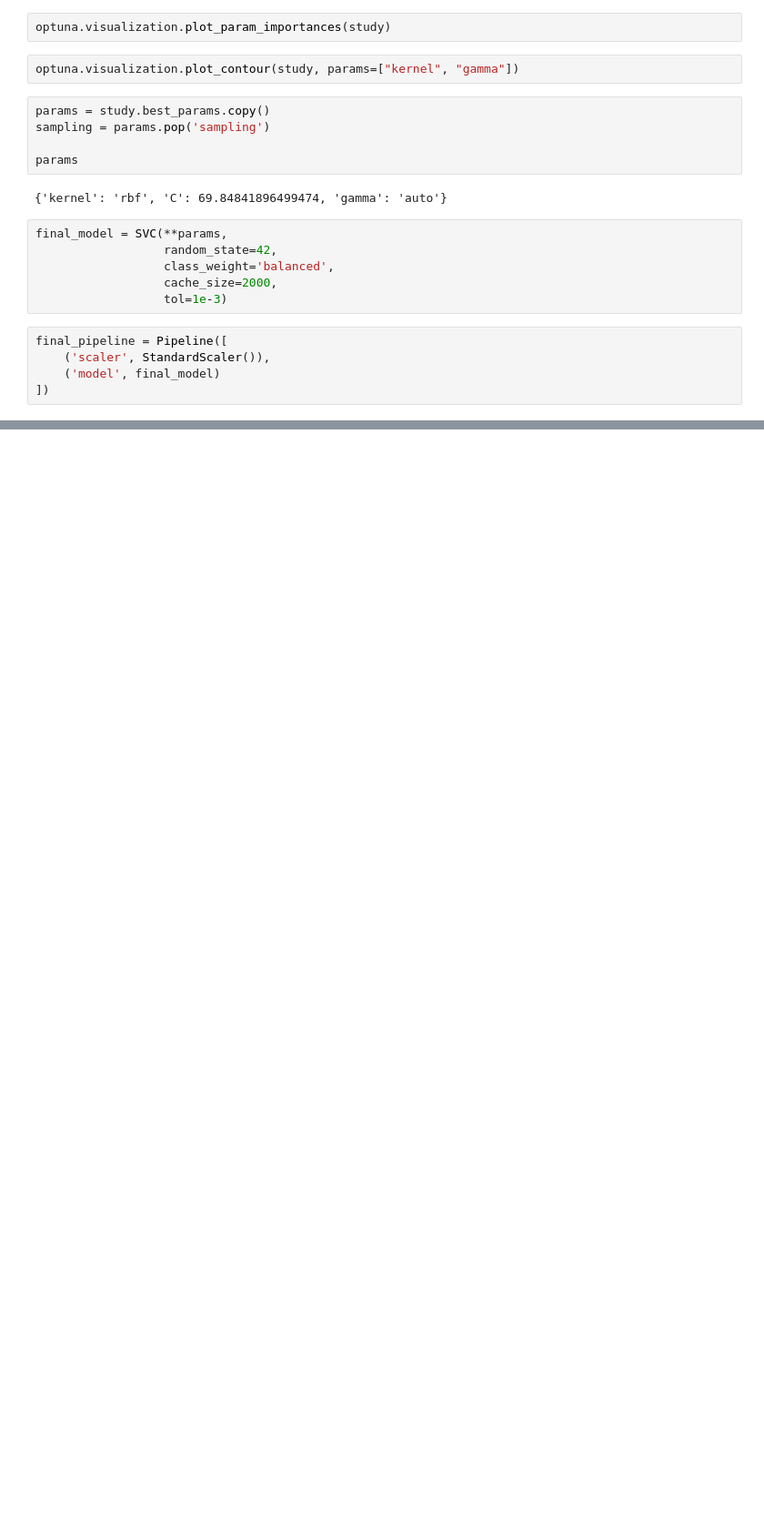
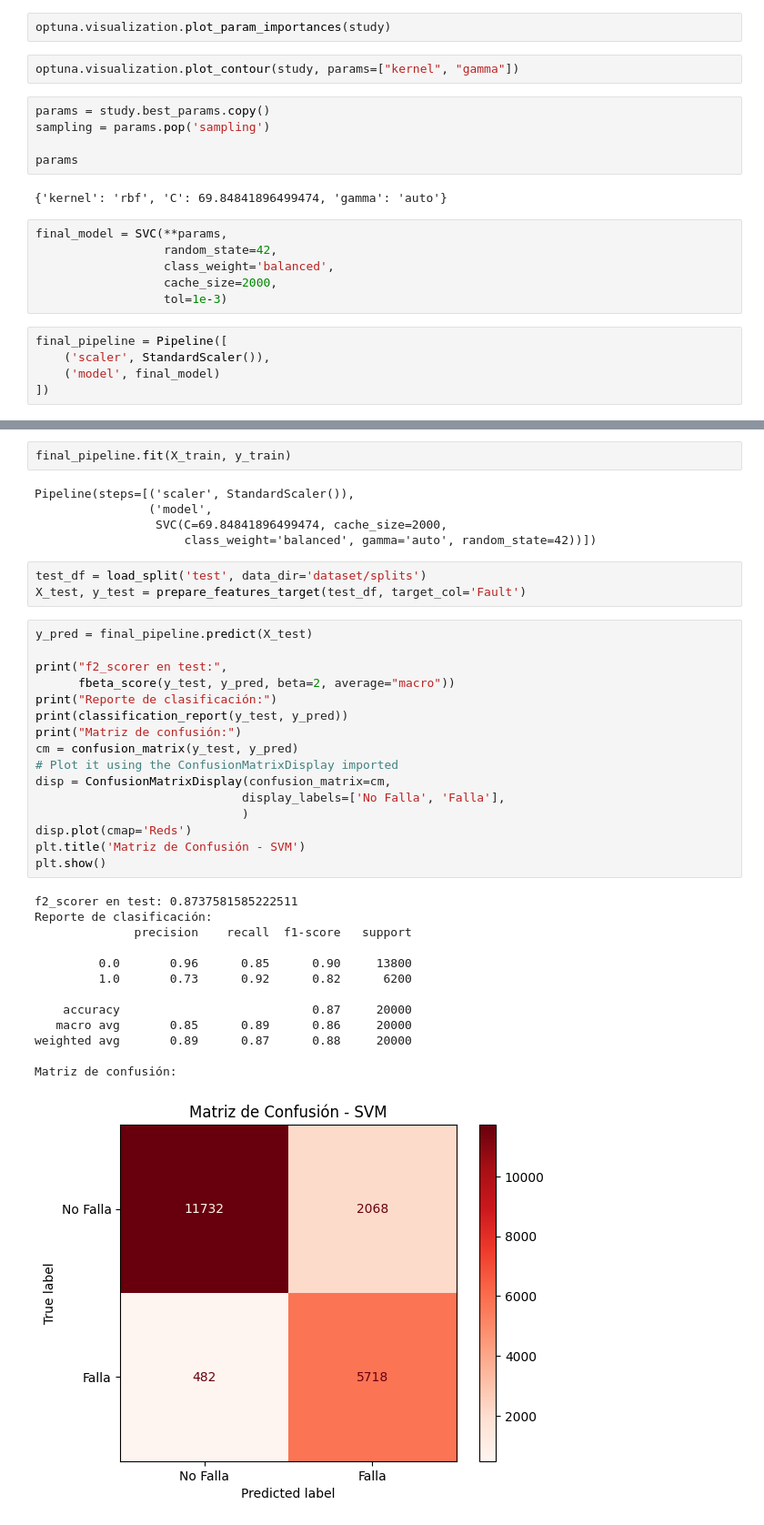
Before and after one commit to HadrianC-hub/Machine-Learning-Project, a Jupyter notebook: src/probl1_svm.ipynb, the cells around one changed output, grey strips where cells are left out. Shown: that part at 91% size. Saved outputs shown, nothing was run; the diff lists cells and outputs as text; blank space fills up the shorter version.

```diff
--- a/src/probl1_svm.ipynb
+++ b/src/probl1_svm.ipynb
@@ -111,0 +199,40 @@ final_pipeline = Pipeline([
+# %%
+final_pipeline.fit(X_train, y_train)
+# %% [output]
+Pipeline(steps=[('scaler', StandardScaler()),
+                ('model',
+                 SVC(C=69.84841896499474, cache_size=2000,
+                     class_weight='balanced', gamma='auto', random_state=42))])
+# %%
+test_df = load_split('test', data_dir='dataset/splits')
+X_test, y_test = prepare_features_target(test_df, target_col='Fault')
+# %%
+y_pred = final_pipeline.predict(X_test)
+
+print("f2_scorer en test:",
+      fbeta_score(y_test, y_pred, beta=2, average="macro"))
+print("Reporte de clasificación:")
+print(classification_report(y_test, y_pred))
+print("Matriz de confusión:")
+cm = confusion_matrix(y_test, y_pred)
+# Plot it using the ConfusionMatrixDisplay imported
+disp = ConfusionMatrixDisplay(confusion_matrix=cm,
+                             display_labels=['No Falla', 'Falla'],
+                             )
+disp.plot(cmap='Reds')
+plt.title('Matriz de Confusión - SVM')
+plt.show()
+# %% [output]
+f2_scorer en test: 0.8737581585222511
+Reporte de clasificación:
+              precision    recall  f1-score   support
+
+         0.0       0.96      0.85      0.90     13800
+         1.0       0.73      0.92      0.82      6200
+
+    accuracy                           0.87     20000
+   macro avg       0.85      0.89      0.86     20000
+weighted avg       0.89      0.87      0.88     20000
+
+Matriz de confusión:
+[figure, added]
```
Also changed, not shown: parts of 1 cell of this notebook.
